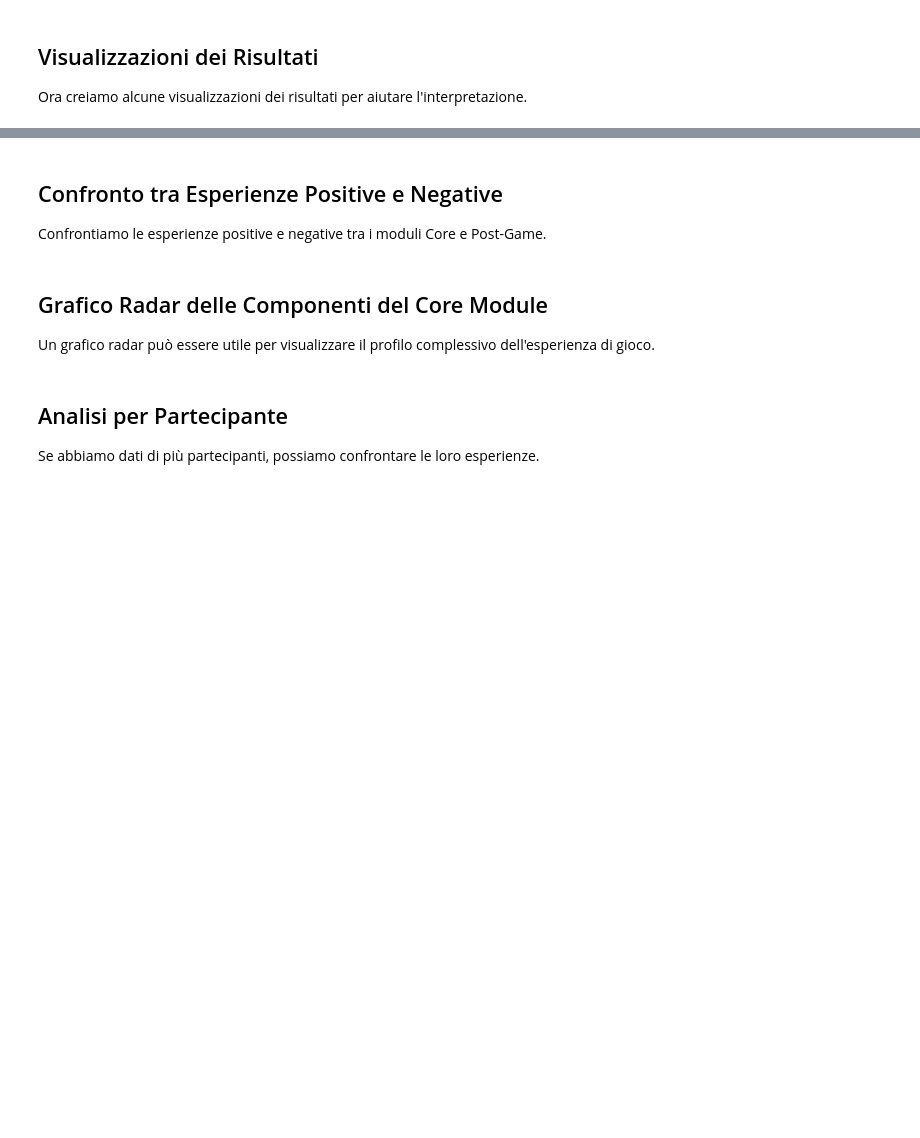
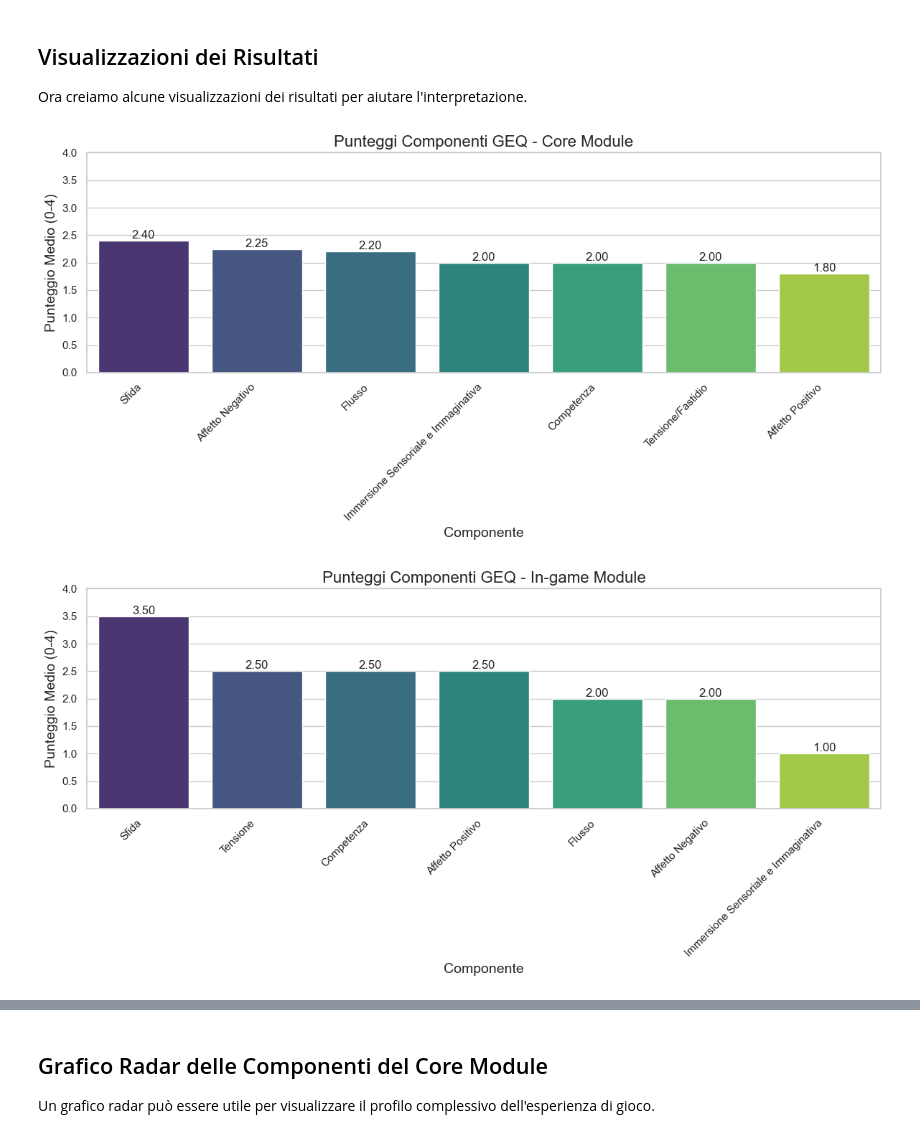
Before and after one commit to Cry4775/geq-questionnaire, a Jupyter notebook: geq-analysis-notebook.ipynb, the cells around one changed output, grey strips where cells are left out. Cells and saved outputs as stored; diff of their text form; code cells hidden in the pictures; blank space fills up the shorter version.

```diff
--- a/geq-analysis-notebook.ipynb
+++ b/geq-analysis-notebook.ipynb
@@ -22,7 +23,7 @@ Secondo le linee guida ufficiali, il GEQ è suddiviso in diverse componenti per
 # Definizione delle componenti di ogni modulo
 GEQ_COMPONENTS = {
     # Core Module
-    'Modulo Principale': {
+    'Core Module': {
         'Competenza': [2, 10, 15, 17, 21],
         'Immersione Sensoriale e Immaginativa': [3, 12, 18, 19, 27, 30],
         'Flusso': [5, 13, 25, 28, 31],
@@ -32,7 +33,7 @@ GEQ_COMPONENTS = {
         'Affetto Positivo': [1, 4, 6, 14, 20]
     },
     # In-Game Module
-    'Modulo In-game': {
+    'In-game Module': {
         'Competenza': [35, 42],
         'Immersione Sensoriale e Immaginativa': [34, 37],
         'Flusso': [38, 43],
@@ -42,7 +43,7 @@ GEQ_COMPONENTS = {
         'Affetto Positivo': [44, 47]
     },
     # Post-Game Module
-    'Modulo Post-game': {
+    'Post-game Module': {
         'Esperienza Positiva': [48, 52, 54, 55, 59, 63],
         'Esperienza Negativa': [49, 51, 53, 58, 61, 62],
         'Stanchezza': [57, 60],
@@ -55,7 +56,7 @@ GEQ_COMPONENTS = {
 Per prima cosa, carichiamo il file CSV dei risultati del GEQ per analizzarlo.
 # %%
 # Modifica il percorso al tuo file CSV
-data_path = "./geq_all_results.csv"
+data_path = "./results_1.csv"
 
 # Carica i dati
 df = pd.read_csv(data_path)
@@ -196,48 +131,34 @@ for module_key, components in analysis_results.items():
 
 Ora creiamo alcune visualizzazioni dei risultati per aiutare l'interpretazione.
 # %%
-def create_module_barplot(module_key, components, title):
-    """
-    Crea un grafico a barre per le componenti di un modulo
-    """
-    # Converti in un DataFrame per la visualizzazione
-    df = pd.DataFrame(list(components.items()), columns=['Component', 'Score'])
+# Per ogni modulo, crea un grafico a barre
+for module_name, componentsResults in results.items():
+    if componentsResults:
+        # Converti in DataFrame per il grafico
+        df_plot = pd.DataFrame(list(componentsResults.items()), columns=['Componente', 'Punteggio'])
 
-    # Ordina per punteggio decrescente
-    df = df.sort_values('Score', ascending=False)
+        # Ordina per punteggio
+        df_plot = df_plot.sort_values('Punteggio', ascending=False)
 
-    # Crea il grafico a barre
-    plt.figure(figsize=(12, 6))
-    ax = sns.barplot(x='Component', y='Score', data=df, palette='viridis')
+        plt.figure(figsize=(12, 6))
+        ax = sns.barplot(x='Componente', y='Punteggio', data=df_plot, palette='viridis', hue='Componente', legend=False)
 
-    # Aggiungi etichette e titolo
-    plt.title(title, fontsize=16)
-    plt.xlabel('Component', fontsize=14)
-    plt.ylabel('Average Score (0-4)', fontsize=14)
-    plt.ylim(0, 4)  # Scala da 0 a 4 per tutti i grafici
+        plt.title(f'Punteggi Componenti GEQ - {module_name}', fontsize=16)
+        plt.xlabel('Componente', fontsize=14)
+        plt.ylabel('Punteggio Medio (0-4)', fontsize=14)
+        plt.ylim(0, 4)
 
-    # Ruota le etichette delle componenti per leggibilità
-    plt.xticks(rotation=45, ha='right')
+        # Ruota le etichette
+        plt.xticks(rotation=45, ha='right')
 
-    # Aggiungi i valori sopra ogni barra
-    for i, p in enumerate(ax.patches):
-        ax.annotate(f'{p.get_height():.2f}',
-                    (p.get_x() + p.get_width() / 2., p.get_height()),
-                    ha='center', va='bottom', fontsize=12, rotation=0)
+        # Aggiungi valori sopra le barre
+        for i, p in enumerate(ax.patches):
+            ax.annotate(f'{p.get_height():.2f}',
+                        (p.get_x() + p.get_width() / 2., p.get_height()),
+                        ha='center', va='bottom', fontsize=12, rotation=0)
 
-    plt.tight_layout()
-
-    return plt.gcf()
-
-# Crea i grafici per ogni modulo
-if 'core' in analysis_results:
-    core_fig = create_module_barplot('core', analysis_results['core'], 'GEQ Core Module Component Scores')
-    display(core_fig)
-
-if 'in_game' in analysis_results:
-    ingame_fig = create_module_barplot('in_game', analysis_results['in_game'], 'GEQ In-Game Module Component Scores')
-    display(ingame_fig)
-
-if 'post_game' in analysis_results:
-    postgame_fig = create_module_barplot('post_game', analysis_results['post_game'], 'GEQ Post-Game Module Component Scores')
-    display(postgame_fig)
+        plt.tight_layout()
+        plt.show()
+# %% [output]
+[figure, added]
+[figure, added]
@@ -244,4 +165,0 @@ if 'post_game' in analysis_results:
-# %% [markdown]
-## Confronto tra Esperienze Positive e Negative
-
-Confrontiamo le esperienze positive e negative tra i moduli Core e Post-Game.
@@ -327,4 +169,0 @@ if 'core' in analysis_results:
-# %% [markdown]
-## Analisi per Partecipante
-
-Se abbiamo dati di più partecipanti, possiamo confrontare le loro esperienze.
```
Also changed, not shown: parts of 15 cells of this notebook, 3 other files.
